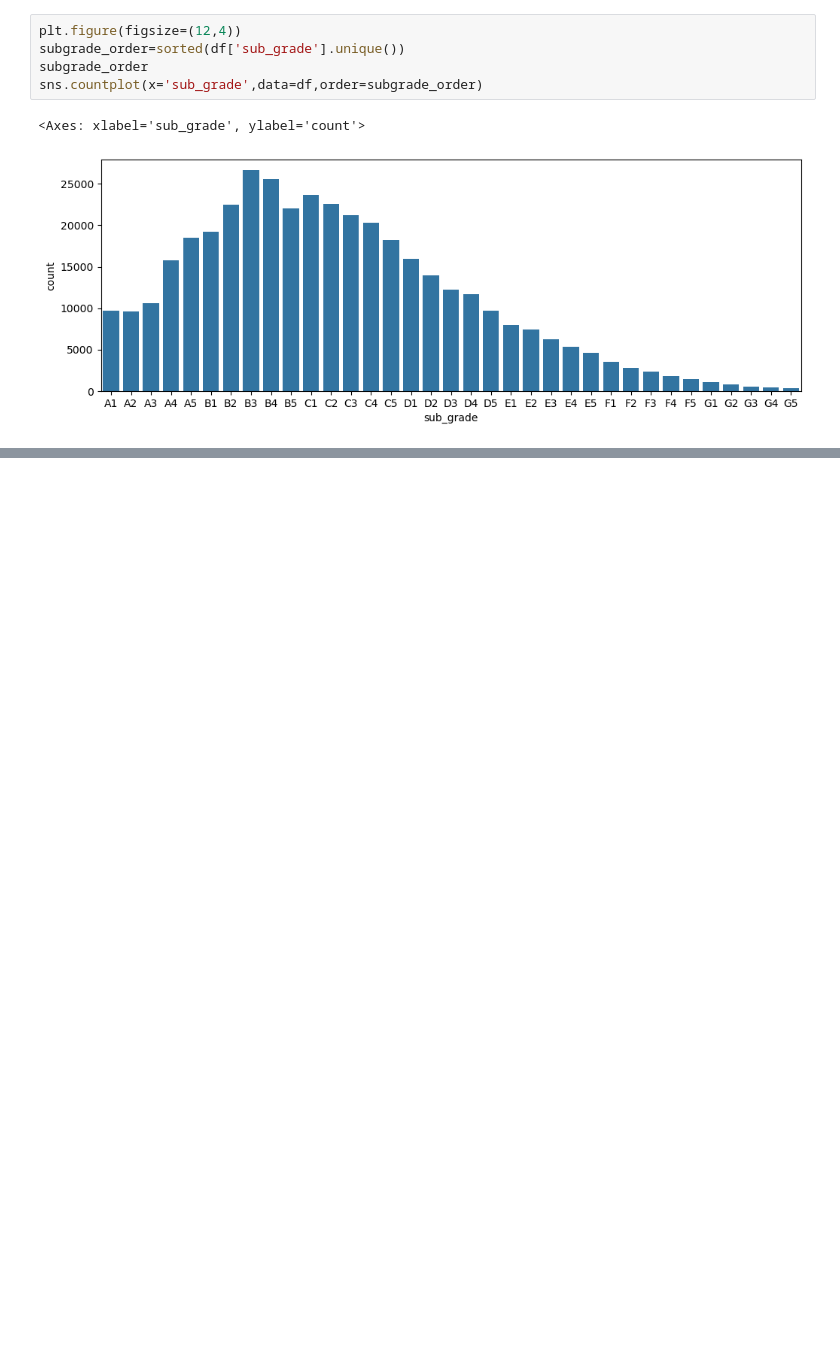
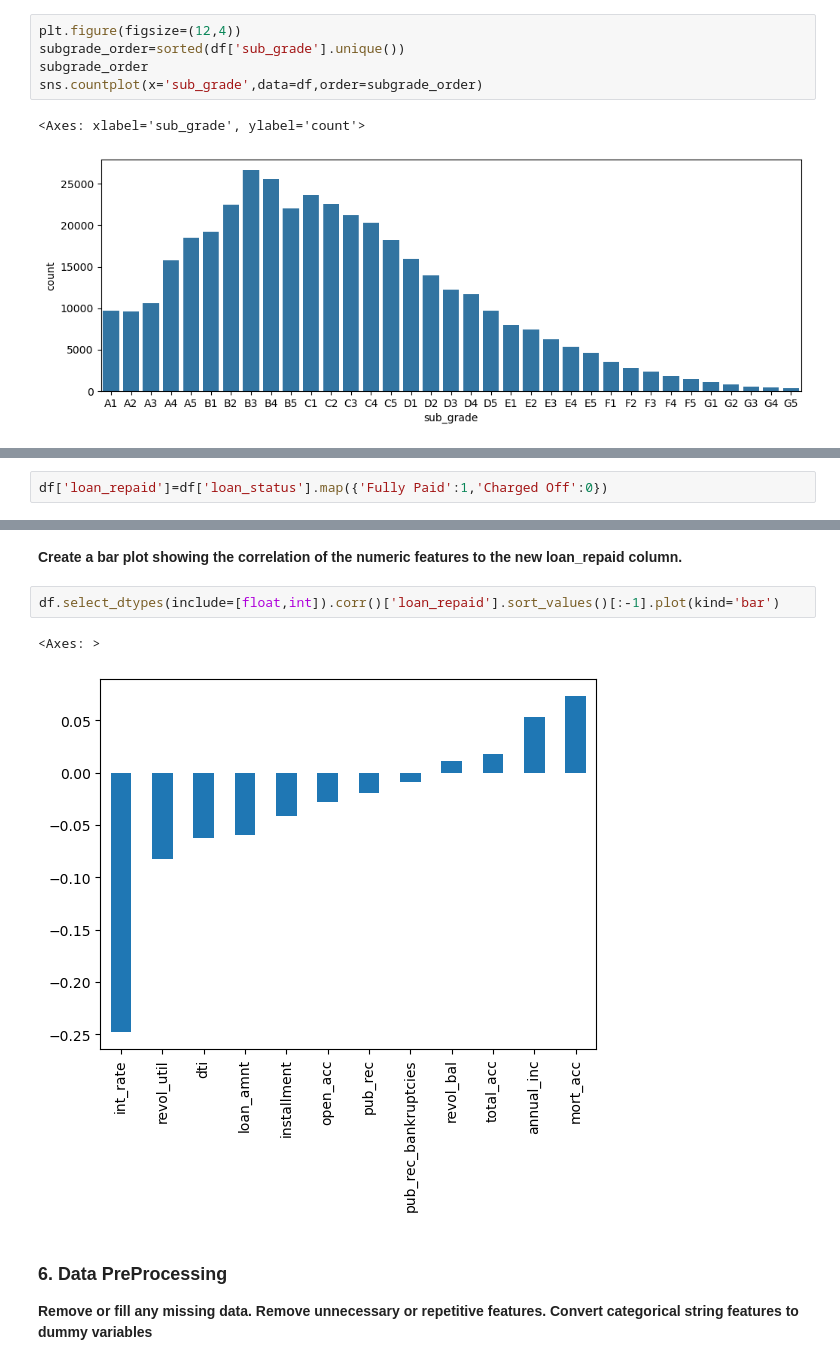
Before and after one commit to SKR18156592/Lendingclub-risk-prediction, a Jupyter notebook: lendingclub_loan_default_keras.ipynb, the cells around one changed output, grey strips where cells are left out. Saved outputs shown, nothing was run; the diff lists cells and outputs as text; blank space fills up the shorter version.

```diff
--- a/lendingclub_loan_default_keras.ipynb
+++ b/lendingclub_loan_default_keras.ipynb
@@ -349,0 +371,2 @@ sns.countplot(x='sub_grade',data=df,order=subgrade_order)
+# %%
+df['loan_repaid']=df['loan_status'].map({'Fully Paid':1,'Charged Off':0})
@@ -349,0 +389,10 @@ sns.countplot(x='sub_grade',data=df,order=subgrade_order)
+# %% [markdown]
+**Create a bar plot showing the correlation of the numeric features to the new loan_repaid column.**
+# %%
+df.select_dtypes(include=[float,int]).corr()['loan_repaid'].sort_values()[:-1].plot(kind='bar')
+# %% [output]
+<Axes: >
+[figure, added]
+# %% [markdown]
+### 6. Data PreProcessing
+**Remove or fill any missing data. Remove unnecessary or repetitive features. Convert categorical string features to dummy variables**
```
Also changed, not shown: parts of 18 cells of this notebook.
